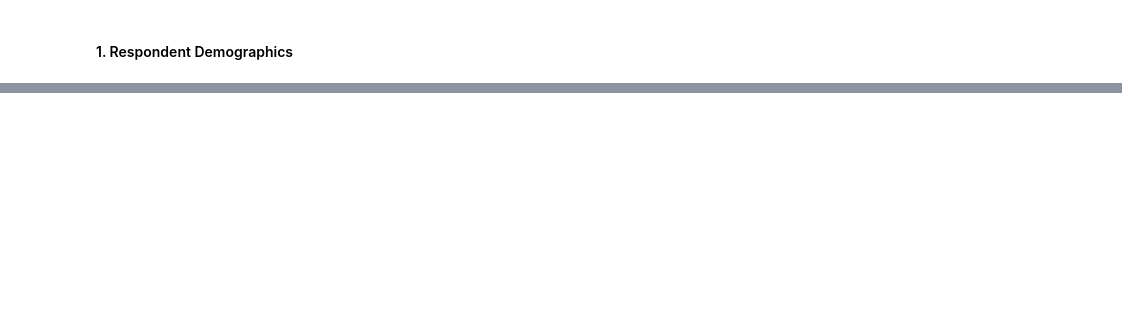
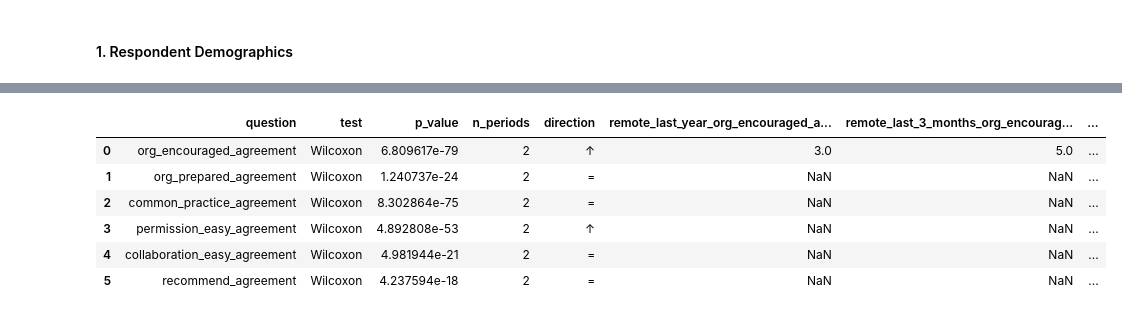
Before and after one commit to nwatitwa/PromptBI-Group-Project, a Jupyter notebook: Notebooks/eda.ipynb, the cells around one changed output, grey strips where cells are left out. Saved outputs shown, nothing was run; the diff lists cells and outputs as text; code cells hidden in the pictures; blank space fills up the shorter version.

```diff
--- a/Notebooks/eda.ipynb
+++ b/Notebooks/eda.ipynb
@@ -30,2 +12,4 @@ df = remote_work_actual.merge(remote_work_preferences, on=['respondent_id','year
+# %%
+cd_2020 = pd.read_csv(DATA_DIR / "cleaned_2020.csv", encoding="latin1")
 # %% [markdown]
 #### 1. Respondent Demographics
@@ -422,0 +428,60 @@ Notes:
+# %%
+import numpy as np
+import pandas as pd
+from scipy.stats import friedmanchisquare, wilcoxon
+
+results = []
+
+for question in df_long["question"].unique():
+    # Get all columns corresponding to this question
+    cols = [col for col in org_cols if question in col or question in col.split("-")[-1].strip()]
+    data = cd_2020[cols].dropna()
+
+    n_cols = len(data.columns)
+
+    if n_cols >= 3:
+        # Friedman for 3+ periods
+        stat, p = friedmanchisquare(*[data[col] for col in data.columns])
+        test_type = "Friedman"
+    elif n_cols == 2:
+        # Wilcoxon for 2 periods
+        stat, p = wilcoxon(data[data.columns[0]], data[data.columns[1]])
+        test_type = "Wilcoxon"
+    else:
+        continue
+
+    # Compute medians for available periods
+    medians = data.median().to_dict()
+
+    # Compute direction arrows for available periods
+    cols_sorted = list(data.columns)
+    directions = []
+    for i in range(len(cols_sorted)-1):
+        a, b = medians[cols_sorted[i]], medians[cols_sorted[i+1]]
+        if b > a:
+            directions.append("↑")
+        elif b < a:
+            directions.append("↓")
+        else:
+            directions.append("=")
+    direction_str = " → ".join(directions)
+
+    results.append({
+        "question": question,
+        "test": test_type,
+        "p_value": p,
+        "n_periods": n_cols,
+        "direction": direction_str,
+        **medians
+    })
+
+summary_df = pd.DataFrame(results)
+summary_df
+# %% [output]
+|  | question | test | p_value | n_periods | direction | remote_last_year_org_encouraged_a... | remote_last_3_months_org_encourag... | ... |
+| 0 | org_encouraged_agreement | Wilcoxon | 6.809617e-79 | 2 | ↑ | 3.0 | 5.0 | ... |
+| 1 | org_prepared_agreement | Wilcoxon | 1.240737e-24 | 2 | = | NaN | NaN | ... |
+| 2 | common_practice_agreement | Wilcoxon | 8.302864e-75 | 2 | = | NaN | NaN | ... |
+| 3 | permission_easy_agreement | Wilcoxon | 4.892808e-53 | 2 | ↑ | NaN | NaN | ... |
+| 4 | collaboration_easy_agreement | Wilcoxon | 4.981944e-21 | 2 | = | NaN | NaN | ... |
+| 5 | recommend_agreement | Wilcoxon | 4.237594e-18 | 2 | = | NaN | NaN | ... |
```
Also changed, not shown: parts of 47 cells of this notebook, 1 other file.
